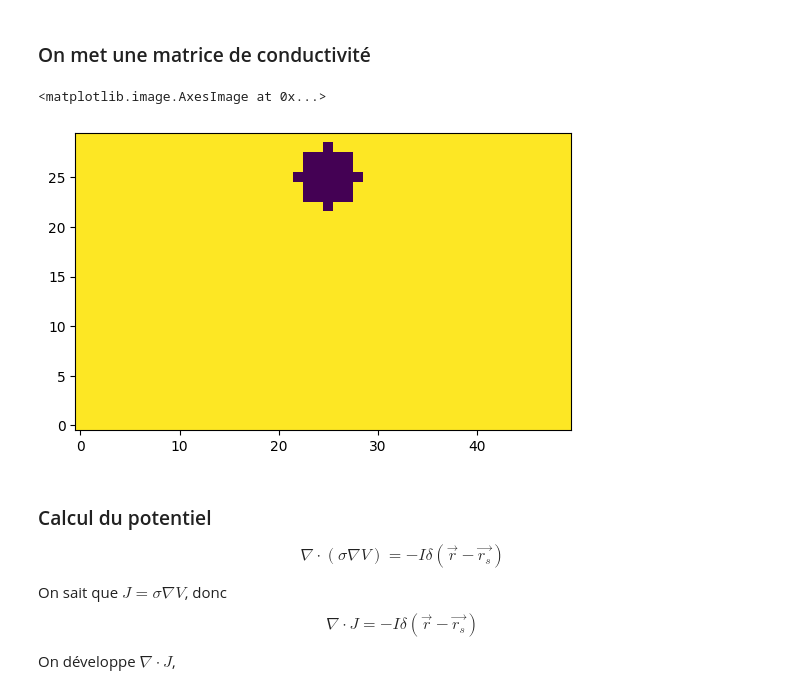
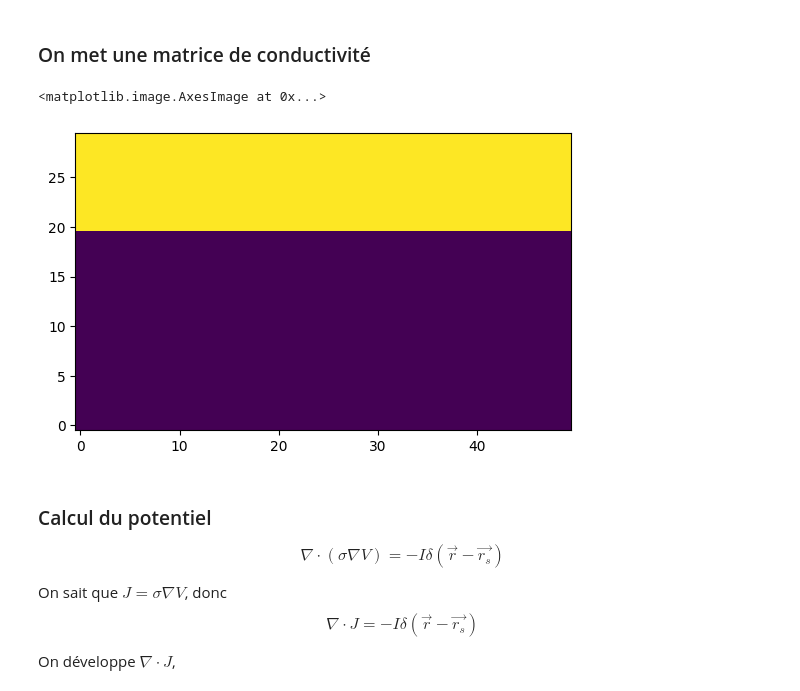
Before and after one commit to AlexandreChevrette/ProjetFinal_PhysiqueNumerique, a Jupyter notebook: Projet_physnum.ipynb, the cells around one changed output. Saved outputs shown, nothing was run; the diff lists cells and outputs as text; code cells hidden in the pictures.

```diff
--- a/Projet_physnum.ipynb
+++ b/Projet_physnum.ipynb
@@ -32,26 +32,26 @@ N = (dim_y-2, (dim_x//2)+2)
 # %%
 sigma_init = 0.01*np.ones((dim_y, dim_x))#np.random.uniform(low=1, high=10, size=(dim, dim)) # Initialise une matrice de conductivité
 
 # Les deux prochaines ligne sont pour créer une inclusion dans le sol
 xx, yy = np.meshgrid(np.arange(dim_y), np.arange(dim_x), indexing='ij')
-sigma_init[(xx-25)**2 + (yy-25)**2 <= 3**2] = 1/1000
+# sigma_init[(xx-25)**2 + (yy-25)**2 <= 3**2] = 1/1000
 
 
-# sigma_init[: 90, dim//2 - 50: dim//2 + 50] = 1000
+sigma_init[: 20, :] = 1/1000
 
 # J'initialise le potentiel
 pot_init = np.zeros((dim_y, dim_x))
 
 # Je fais une matrice de courant dans laquelle il n'y a que les point d'injection A et B.
 courant_init = np.zeros((dim_y, dim_x))
 courant_init[A[0], A[1]] = I
 courant_init[B[0], B[1]] = -I
 
 plt.figure()
 plt.imshow(sigma_init, origin='lower')
 # %% [output]
 <matplotlib.image.AxesImage at 0x...>
-[figure, old version]
+[figure, new version]
 # %% [markdown]
 ### Calcul du potentiel
 
```
Also changed, not shown: parts of 3 cells of this notebook.
